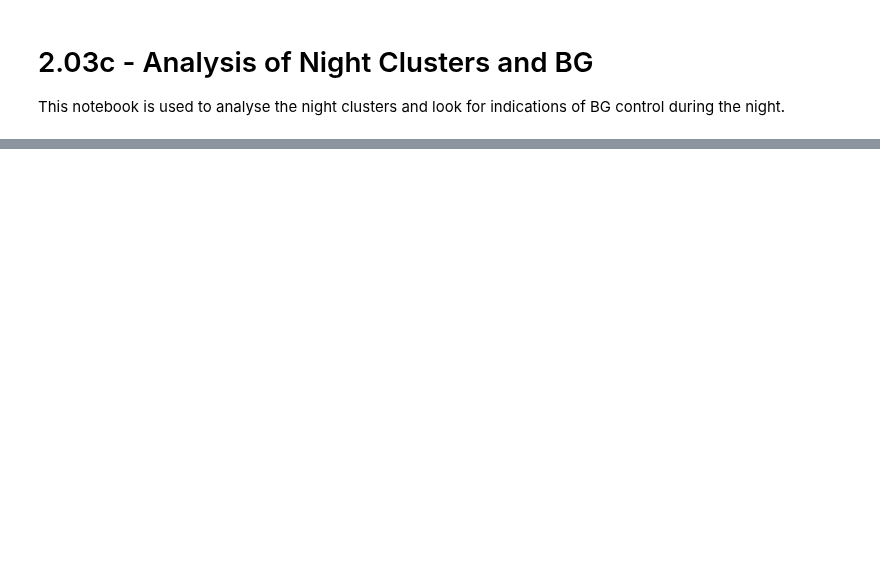
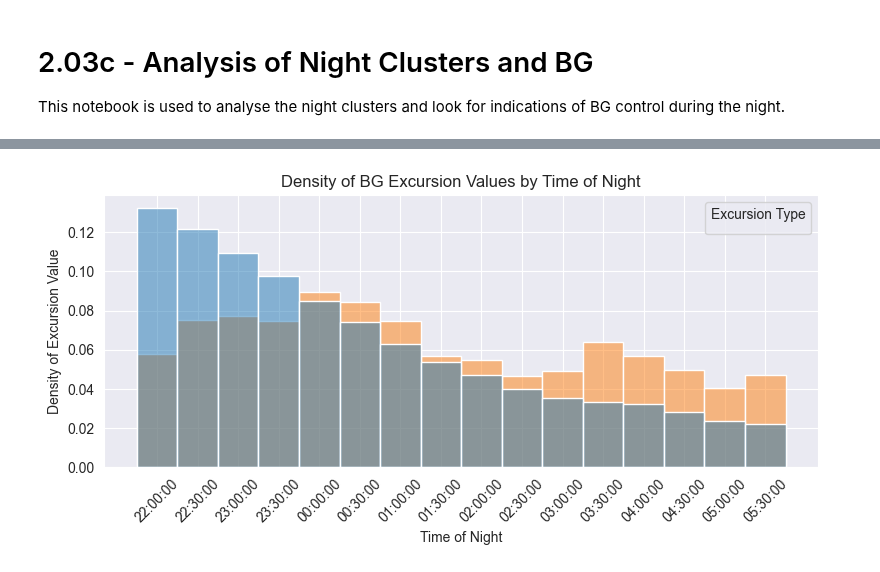
Before and after one commit to rdbrist/masters_project, a Jupyter notebook: notebooks/2.03c-rd-analysis-of-night-cluster-bg.ipynb, the cells around one changed output, grey strips where cells are left out. Saved outputs shown, nothing was run; the diff lists cells and outputs as text; code cells hidden in the pictures; blank space fills up the shorter version.

```diff
--- a/notebooks/2.03c-rd-analysis-of-night-cluster-bg.ipynb
+++ b/notebooks/2.03c-rd-analysis-of-night-cluster-bg.ipynb
@@ -127,0 +255,27 @@ Name: bg_excursion, dtype: int64
+# %%
+from src.helper import rank_minutes_series
+
+df_hist_excursion = df_overnight[['cluster', 'bg_min_excursion', 'bg_max_excursion']].reset_index().copy()
+df_hist_excursion['time'] = df_hist_excursion['datetime'].dt.time
+df_hist_excursion['time_rank'] = rank_minutes_series(df_hist_excursion['time'], night_start)
+df_hist_excursion = (df_hist_excursion.
+                     rename(columns={'bg_min_excursion': 'IBR', 'bg_max_excursion': 'IAR'}).
+                     melt(id_vars=['cluster', 'time', 'time_rank'],
+                          value_vars=['IBR', 'IAR'],
+                          var_name='excursion_type',
+                          value_name='excursion_value').
+                     dropna(subset=['excursion_value']).
+                     sort_values(by='time_rank'))
+xticks = df_hist_excursion[['time_rank','time']].set_index('time_rank').drop_duplicates().sort_index()['time']
+# %%
+fig = plt.figure(figsize=(8, 4))
+sns.histplot(df_hist_excursion, x='time_rank', hue='excursion_type', weights='excursion_value',
+             stat='density', common_norm=False, binwidth=30, discrete=True)
+plt.xticks(ticks=df_hist_excursion['time_rank'].unique(), labels=xticks, rotation=45)
+plt.xlabel('Time of Night')
+plt.ylabel('Density of Excursion Value')
+plt.title('Density of BG Excursion Values by Time of Night')
+plt.legend(title='Excursion Type')
+plt.tight_layout()
+# %% [output]
+[figure, added]
```
Also changed, not shown: parts of 13 cells of this notebook, 4 other files.
